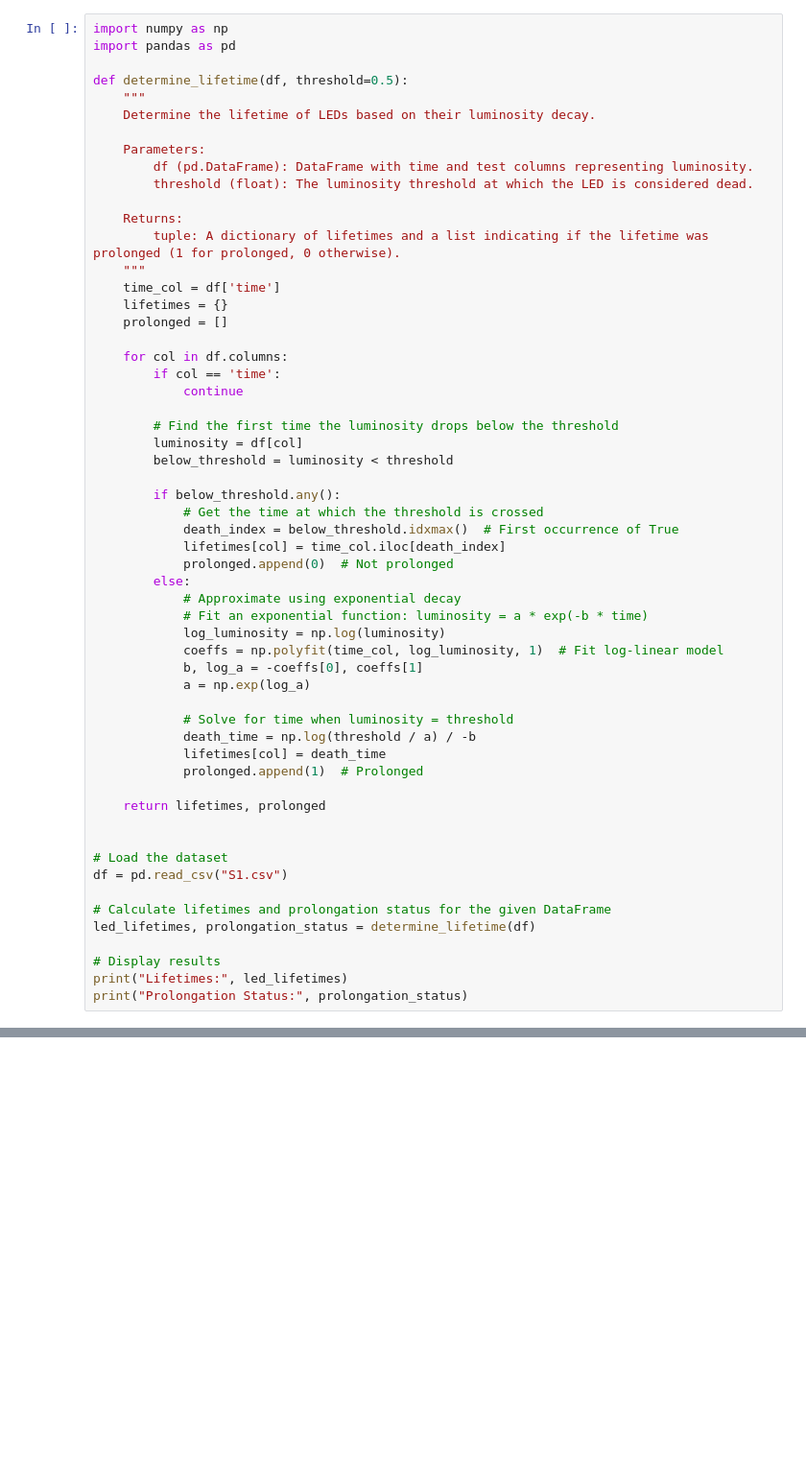
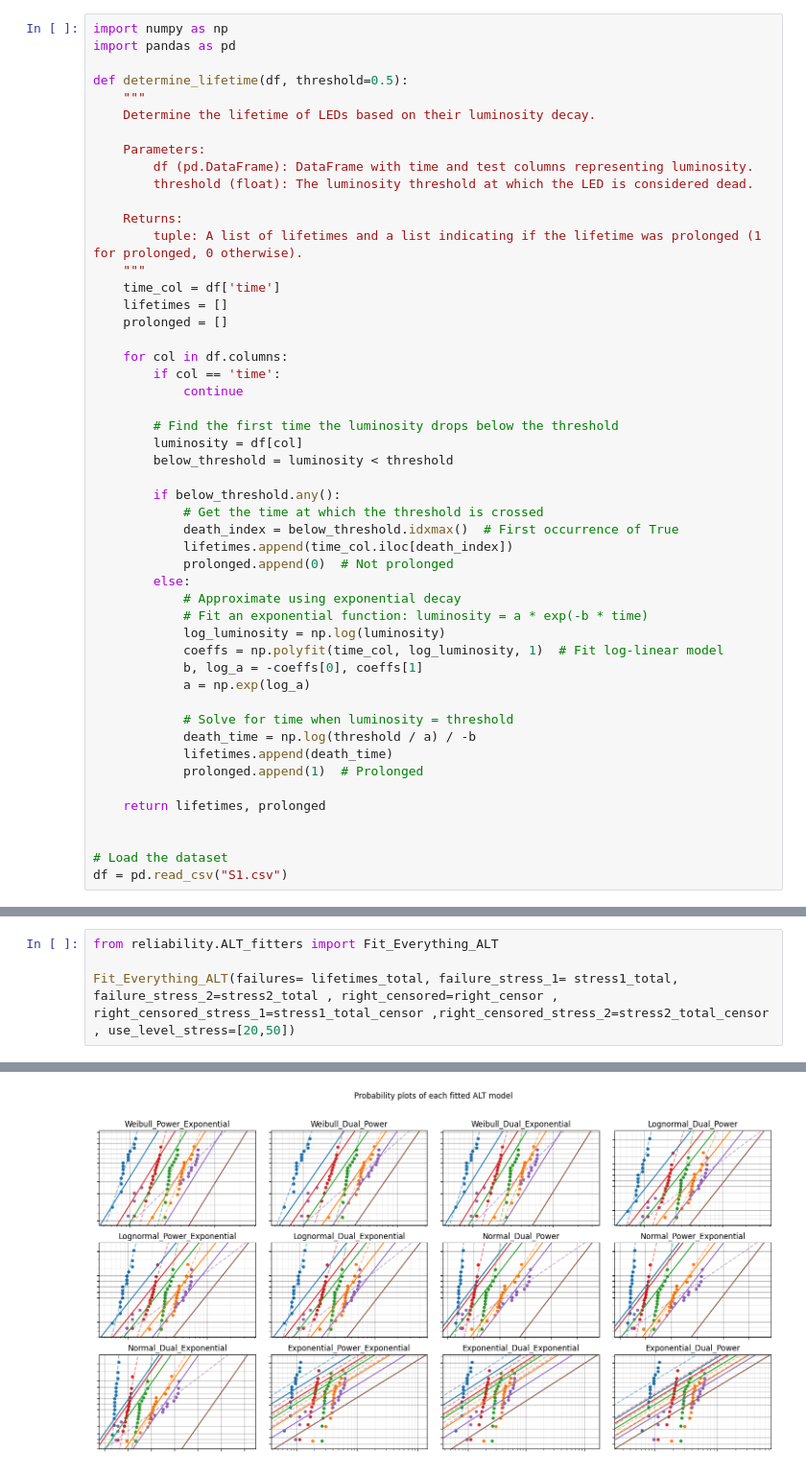
Before and after one commit to Eustache1999/DARR_Project, a Jupyter notebook: pipe.ipynb, the cells around one changed output, grey strips where cells are left out. Shown at 96% size. Saved outputs shown, nothing was run; the diff lists cells and outputs as text; blank space fills up the shorter version.

```diff
--- a/pipe.ipynb
+++ b/pipe.ipynb
@@ -11,10 +11,10 @@ def determine_lifetime(df, threshold=0.5):
         threshold (float): The luminosity threshold at which the LED is considered dead.
 
     Returns:
-        tuple: A dictionary of lifetimes and a list indicating if the lifetime was prolonged (1 for prolonged, 0 otherwise).
+        tuple: A list of lifetimes and a list indicating if the lifetime was prolonged (1 for prolonged, 0 otherwise).
     """
     time_col = df['time']
-    lifetimes = {}
+    lifetimes = []
     prolonged = []
 
     for col in df.columns:
@@ -28,7 +28,7 @@ def determine_lifetime(df, threshold=0.5):
         if below_threshold.any():
             # Get the time at which the threshold is crossed
             death_index = below_threshold.idxmax()  # First occurrence of True
-            lifetimes[col] = time_col.iloc[death_index]
+            lifetimes.append(time_col.iloc[death_index])
             prolonged.append(0)  # Not prolonged
         else:
             # Approximate using exponential decay
@@ -40,7 +40,7 @@ def determine_lifetime(df, threshold=0.5):
 
             # Solve for time when luminosity = threshold
             death_time = np.log(threshold / a) / -b
-            lifetimes[col] = death_time
+            lifetimes.append(death_time)
             prolonged.append(1)  # Prolonged
 
     return lifetimes, prolonged
@@ -48,11 +48,4 @@ def determine_lifetime(df, threshold=0.5):
 
 # Load the dataset
 df = pd.read_csv("S1.csv")
-
-# Calculate lifetimes and prolongation status for the given DataFrame
-led_lifetimes, prolongation_status = determine_lifetime(df)
-
-# Display results
-print("Lifetimes:", led_lifetimes)
-print("Prolongation Status:", prolongation_status)
 # %% [output]
@@ -59,0 +110,5 @@ print("Prolongation Status:", prolongation_status)
+# %%
+from reliability.ALT_fitters import Fit_Everything_ALT
+
+Fit_Everything_ALT(failures= lifetimes_total, failure_stress_1= stress1_total, failure_stress_2=stress2_total , right_censored=right_censor , right_censored_stress_1=stress1_total_censor ,right_censored_stress_2=stress2_total_censor , use_level_stress=[20,50])
+# %% [output]
@@ -59,0 +134 @@ print("Prolongation Status:", prolongation_status)
+[figure, added]
```
Also changed, not shown: parts of 3 cells of this notebook.
